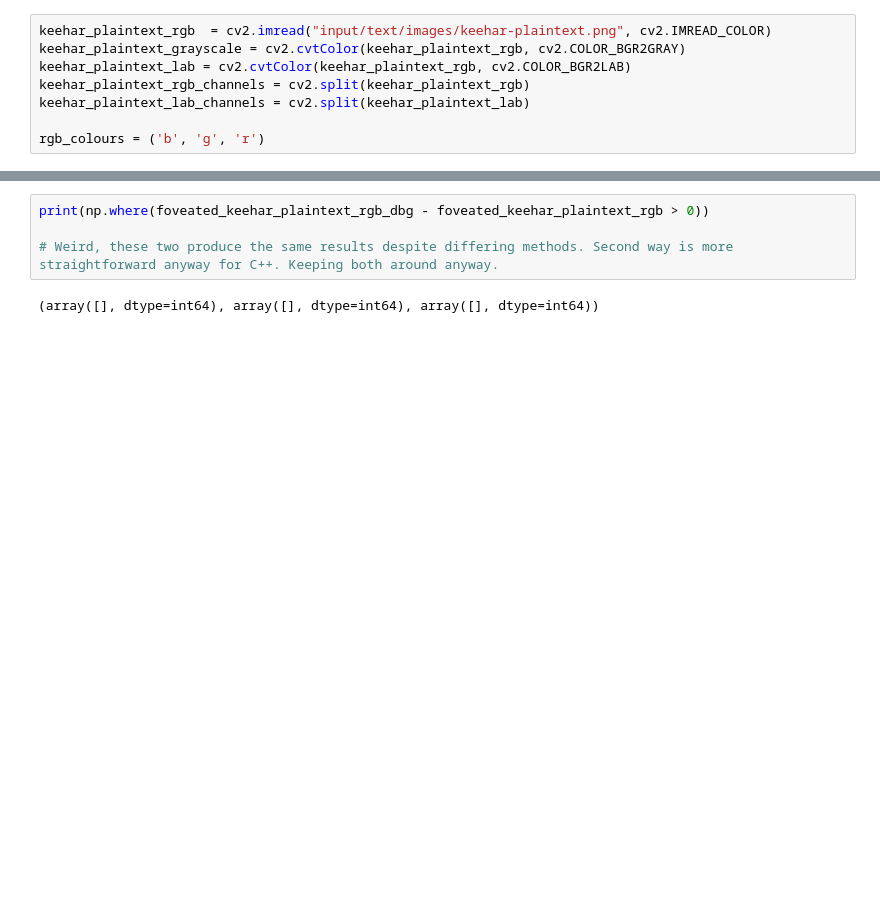
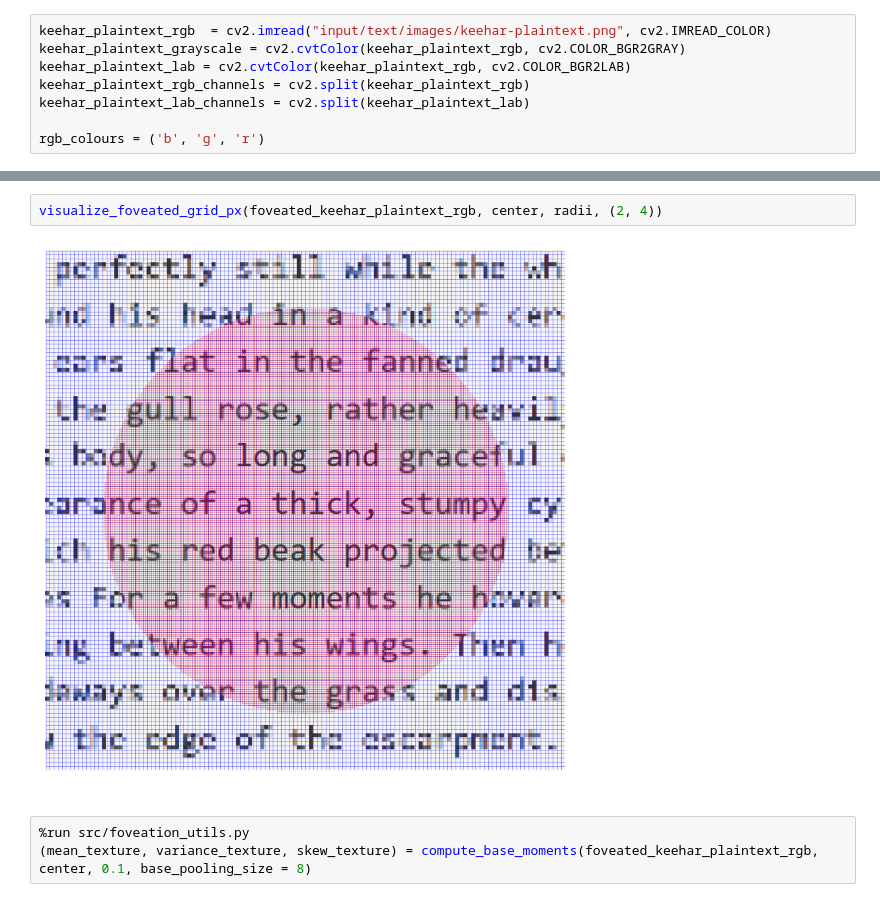
Before and after one commit to lilinitsy/FoveatedImageStatisticsPlayground, a Jupyter notebook: TextStatisticsPlayground.ipynb, the cells around one changed output, grey strips where cells are left out. Drawn from its saved outputs; the diff is of its cells as text; blank space fills up the shorter version.

Commit message:
Efficient code for computing base moments

```diff
--- a/TextStatisticsPlayground.ipynb
+++ b/TextStatisticsPlayground.ipynb
@@ -27,8 +27,9 @@ visualize_foveated_grid_px(foveated_keehar_plaintext_rgb, center, radii)
 # %% [output]
 [figure]
-# %%
-print(np.where(foveated_keehar_plaintext_rgb_dbg - foveated_keehar_plaintext_rgb > 0))
-
-# Weird, these two produce the same results despite differing methods. Second way is more straightforward anyway for C++. Keeping both around anyway.
-# %% [output]
-(array([], dtype=int64), array([], dtype=int64), array([], dtype=int64))
+# %%
+visualize_foveated_grid_px(foveated_keehar_plaintext_rgb, center, radii, (2, 4))
+# %% [output]
+[figure, added]
+# %%
+%run src/foveation_utils.py
+(mean_texture, variance_texture, skew_texture) = compute_base_moments(foveated_keehar_plaintext_rgb, center, 0.1, base_pooling_size = 8)
```
Also changed, not shown: parts of 2 cells of this notebook, 1 other file.
